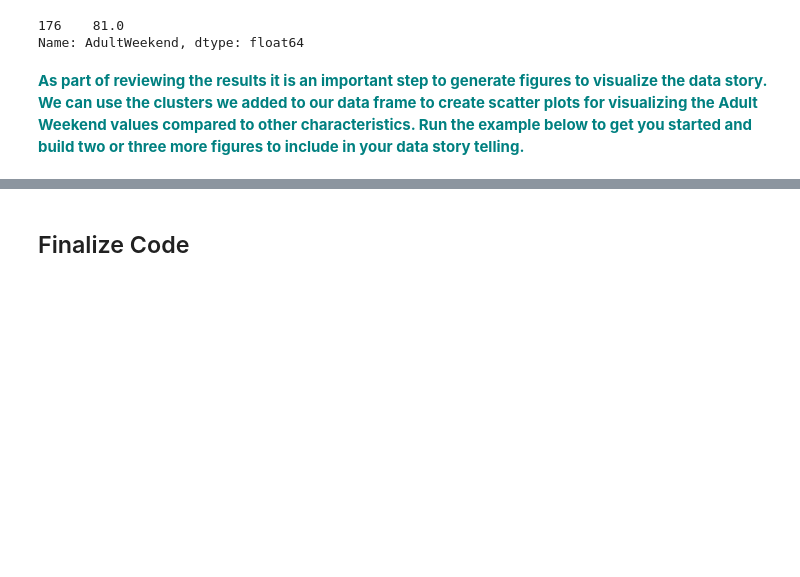
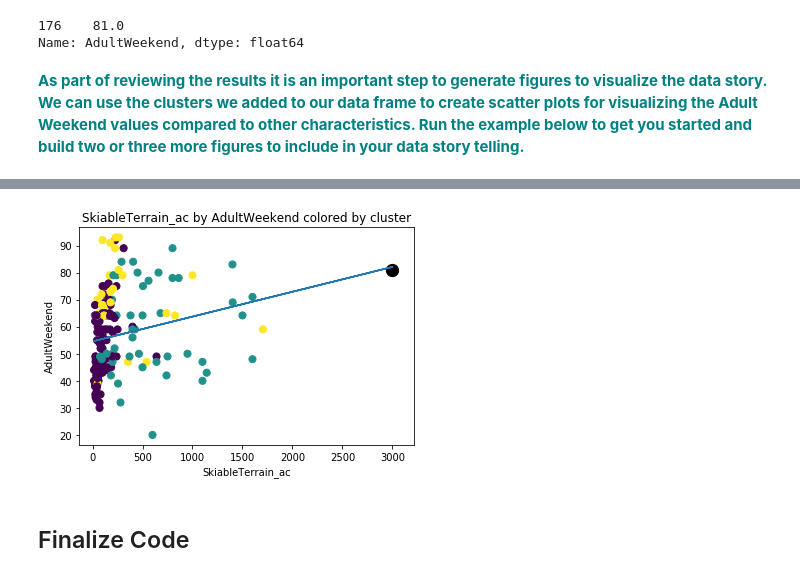
Before and after one commit to abewoycke/Guided-Capstone-One, a Jupyter notebook: Step Six Documentation/Notebook_stepsix.ipynb, the cells around one changed output, grey strips where cells are left out. Saved outputs shown, nothing was run; the diff lists cells and outputs as text; code cells hidden in the pictures; blank space fills up the shorter version.

```diff
--- a/Step Six Documentation/Notebook_stepsix.ipynb
+++ b/Step Six Documentation/Notebook_stepsix.ipynb
@@ -147,3 +149,8 @@ make_cluster_plot('averageSnowfall', 'AdultWeekend')
+# %%
+# figure 4
+make_cluster_plot('SkiableTerrain_ac')
+# %% [output]
+[figure, added]
 # %% [markdown]
 ## Finalize Code
 # %% [markdown]
```
Also changed, not shown: parts of 5 cells of this notebook, 12 other files.
